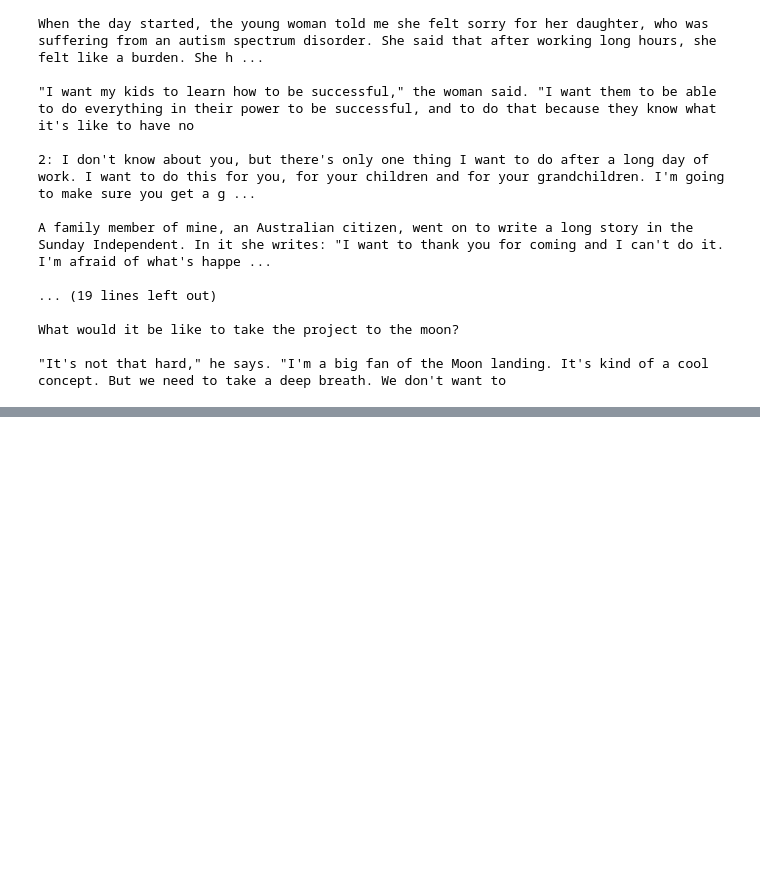
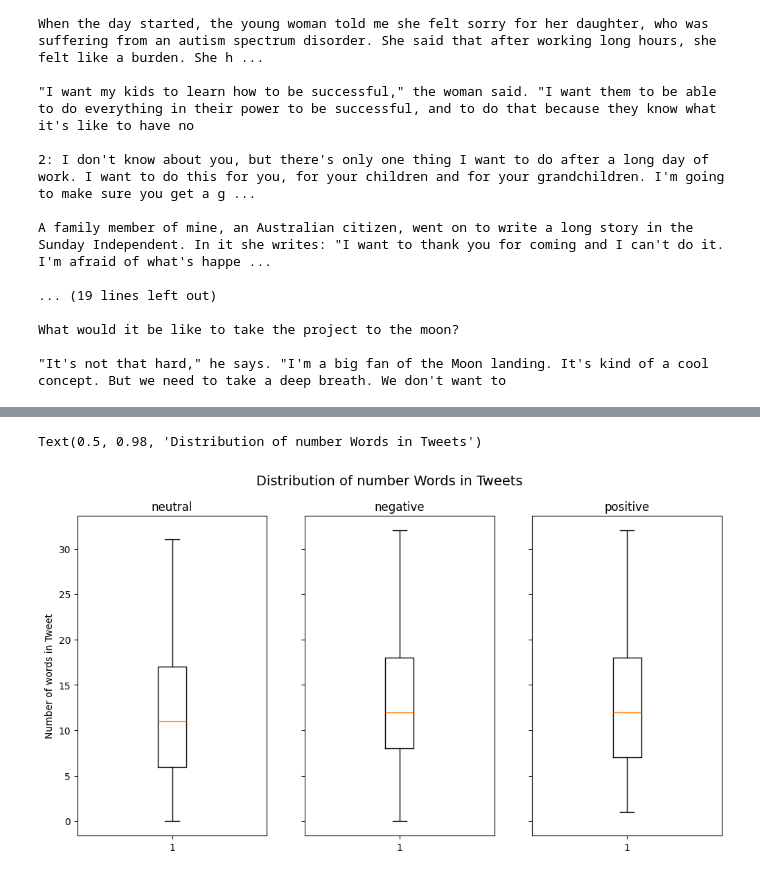
Before and after one commit to minimartzz/tensorflow-cookbook, a Jupyter notebook: ch10 transformers/basic_transformers.ipynb, the cells around one changed output, grey strips where cells are left out. Drawn from its saved outputs; the diff is of its cells as text; code cells hidden in the pictures; blank space fills up the shorter version.

```diff
--- a/ch10 transformers/basic_transformers.ipynb
+++ b/ch10 transformers/basic_transformers.ipynb
@@ -284,0 +516,3 @@ What would it be like to take the project to the moon?
+# %%
+# Apply the processing
+df_clean = clean(df)
@@ -284,0 +534,14 @@ What would it be like to take the project to the moon?
+# %%
+# Distribution of lenght of tweet by sentiment
+sent = df['sentiment'].unique()
+fig, ax = plt.subplots(nrows=1, ncols=3, figsize=(12, 6), sharey=True)
+
+for i in range(3):
+  lengths = df_clean[df_clean['sentiment'] == sent[i]]['text'].str.split().str.len()
+  ax[i].boxplot(lengths)
+  ax[i].set_title(sent[i])
+ax[0].set_ylabel('Number of words in Tweet')
+fig.suptitle("Distribution of number Words in Tweets", fontsize=14)
+# %% [output]
+Text(0.5, 0.98, 'Distribution of number Words in Tweets')
+[figure, added]
```
Also changed, not shown: parts of 17 cells of this notebook, 1 other file.
